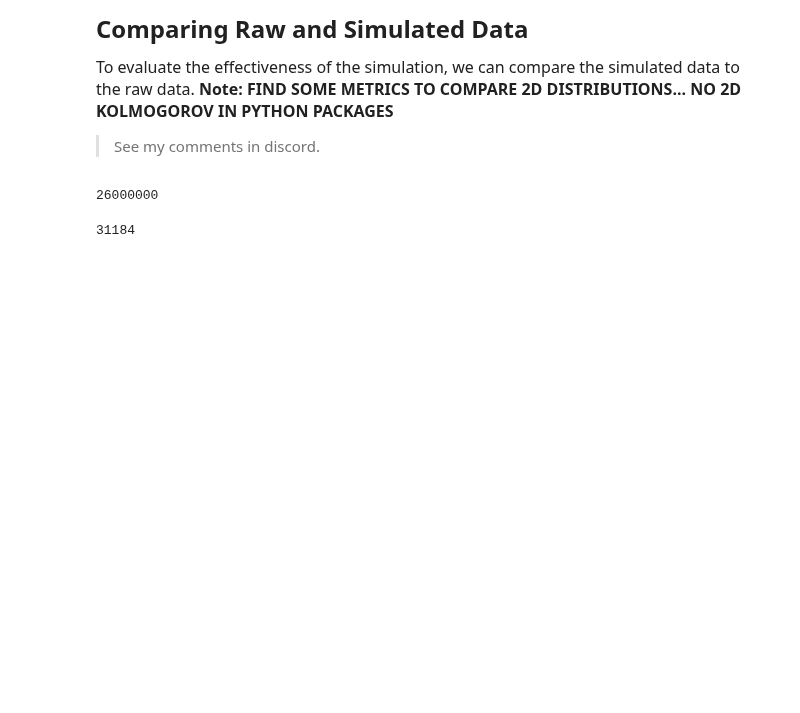
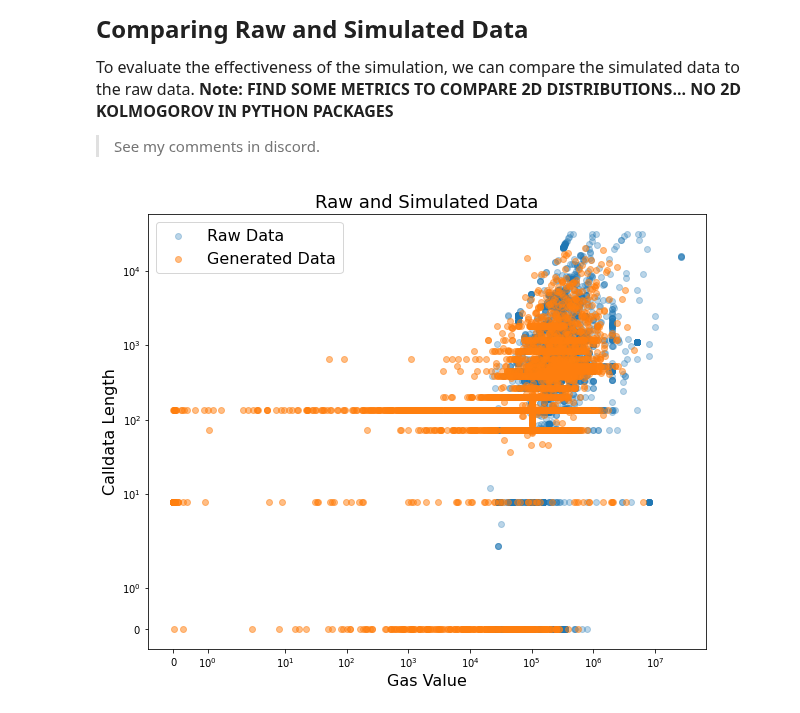
Before and after one commit to teohyikhaw/camcos, a Jupyter notebook: simulations/notebooks/meip-1559_Joint_Distribution_Fitting.ipynb, the cells around one changed output. Cells and saved outputs as stored; diff of their text form; code cells hidden in the pictures; blank space fills up the shorter version.

```diff
--- a/simulations/notebooks/meip-1559_Joint_Distribution_Fitting.ipynb
+++ b/simulations/notebooks/meip-1559_Joint_Distribution_Fitting.ipynb
@@ -455,20 +331,16 @@ display(specialGeneration)
 # %%
 TxGeneratedGas=[TxGenerated[i][0] for i in range(len(TxGenerated))]
 TxGeneratedCallData=[TxGenerated[i][1] for i in range(len(TxGenerated))]
 
 fig,ax=plt.subplots(figsize=(10,8))
-ax.scatter(df['TxGas'],df['TxCallData'],alpha=.5,label='Raw Data')
+ax.scatter(df['TxGas'],df['TxCallData'],alpha=.3,label='Raw Data')
 ax.scatter(TxGeneratedGas,TxGeneratedCallData,alpha=.5,label='Generated Data')
 plt.title('Raw and Simulated Data', fontsize=18)
-plt.xlabel('Transaction Gas Value', fontsize=16)
-plt.ylabel('Transaction Calldata Length', fontsize=16)
+plt.xlabel('Gas Value', fontsize=16)
+plt.ylabel('Calldata Length', fontsize=16)
+ax.set_xscale('symlog')
+ax.set_yscale('symlog')
 plt.legend(fontsize=16)
 plt.show()
+# %% [output]
+[figure, added]
-# %%
-np.max(df['TxGas'])/np.median(df['TxGas'])
-# %% [output]
-26000000
-# %%
-np.max(df['TxCallData'])
-# %% [output]
-31184
```
Also changed, not shown: parts of 31 cells of this notebook.
